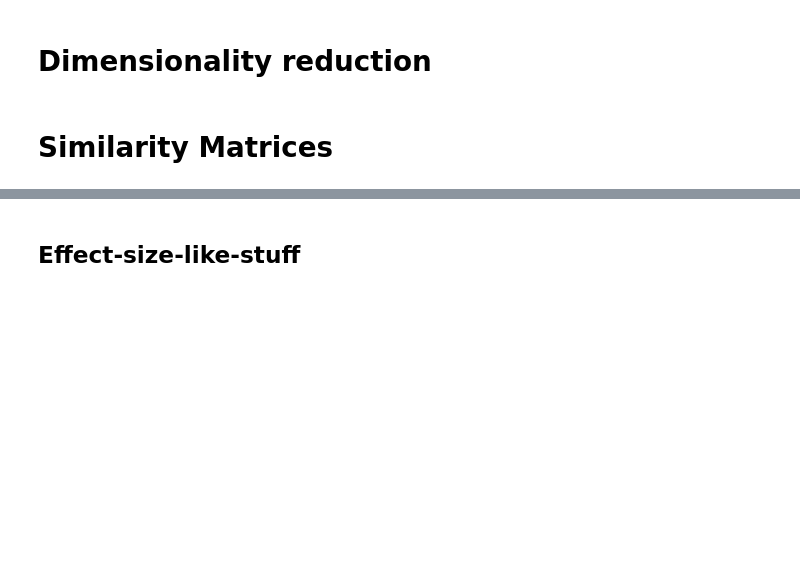
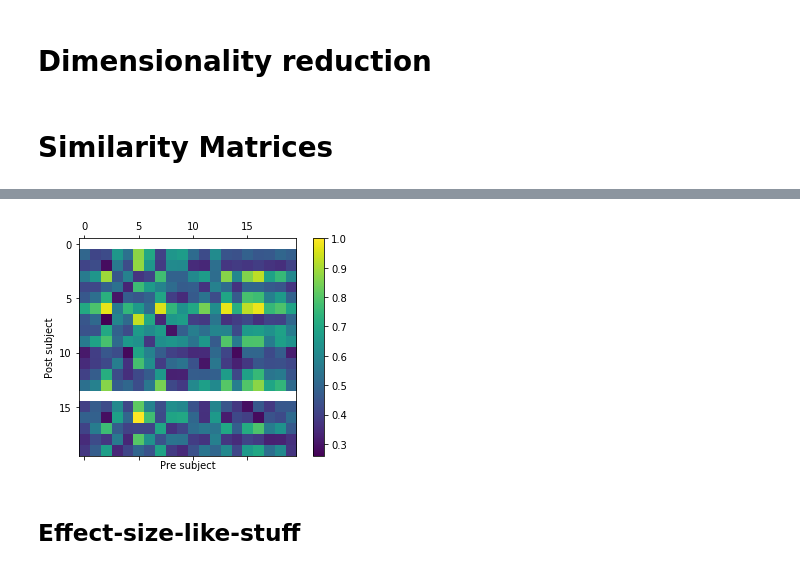
Before and after one commit to HALtheWise/Neurotech-project-1, a Jupyter notebook: exploration-v1.ipynb, the cells around one changed output, grey strips where cells are left out. Cells and saved outputs as stored; diff of their text form; code cells hidden in the pictures; blank space fills up the shorter version.

Commit message:
Rendered out more figures for figure share-out

```diff
--- a/exploration-v1.ipynb
+++ b/exploration-v1.ipynb
@@ -81,6 +83,14 @@ def clusteringRSreducer(subj, isPre = True):
         return rdc(subj.Pre_RS.values).flatten()
     else:
         return rdc(subj.Post_RS.values).flatten()
+# %%
+data = np.array([s.Pre_FS.values for s in subjects.data] + [s.Post_FS.values for s in subjects.data])
+fdc = ClusterReducer(data)
+def clusteringFSreducer(subj, isPre = True):
+    if isPre:
+        return fdc(subj.Pre_RS.values).flatten()
+    else:
+        return fdc(subj.Post_RS.values).flatten()
 # %% [markdown]
 # Similarity Matrices
 # %%
@@ -88,6 +98,7 @@ def dist_func(vect1, vect2):
     return np.linalg.norm(vect1 - vect2)
 # %%
 def plotSimilarityMatrix(subjects, reducer):
+    subjects = subjects.copy()
     subjects['reducedPre'] = [reducer(subj, True) for subj in subjects.data]
     subjects['reducedPost'] = [reducer(subj, False) for subj in subjects.data]
 
@@ -130,5 +143,5 @@ fig.savefig('DistanceMap_naiveFS.png', dpi=500)
 # %%
-fig = plotSimilarityMatrix(subjects, clusteringRSreducer)
+fig = plotSimilarityMatrix(subjects, clusteringFSreducer)
 
-fig.savefig('DistanceMap_clustered.png', dpi=500)
+fig.savefig('DistanceMap_clusteredFS.png', dpi=500, transparent=True)
 # %% [output]
@@ -137,2 +148,3 @@ fig.savefig('DistanceMap_clustered.png', dpi=500)
+[figure, added]
 # %% [markdown]
 ## Effect-size-like-stuff
```
Also changed, not shown: parts of 10 cells of this notebook, 6 other files.
